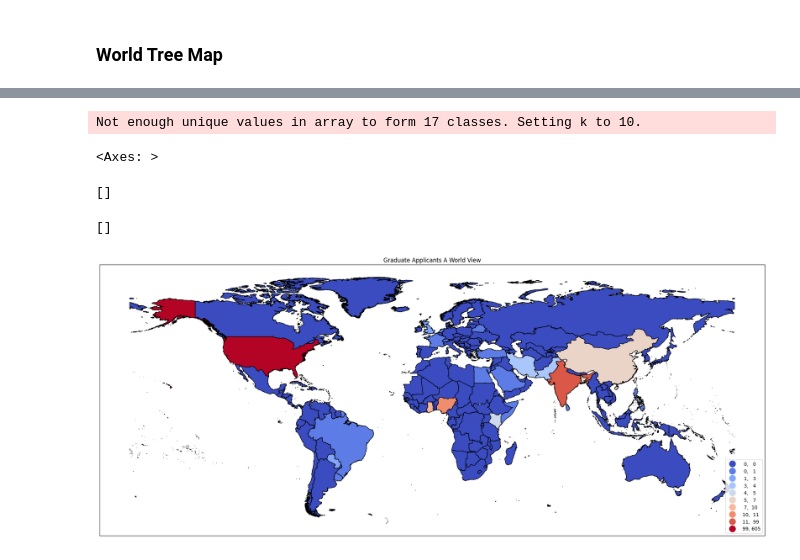
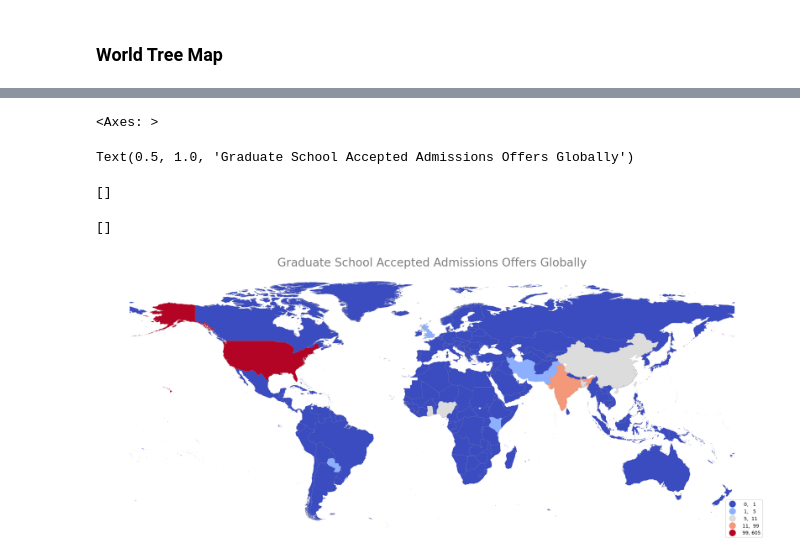
Before and after one commit to ewattudo/gis, a Jupyter notebook: PS2.ipynb, the cells around one changed output, grey strips where cells are left out. Drawn from its saved outputs; the diff is of its cells as text; code cells hidden in the pictures.

```diff
--- a/PS2.ipynb
+++ b/PS2.ipynb
@@ -194,17 +194,29 @@ fig.update_layout(margin = dict(t=50, l=25, r=25, b=25))
 # %% [output]
 [interactive output not drawn]
 # %%
-fig, ax = plt.subplots(1, figsize=(25,75))
-WORLDACMAP.plot(ax=ax,column='Grand Total',legend=True,cmap='coolwarm',
-          scheme='natural_breaks',k=17, edgecolor='black',linewidth=1,
-          legend_kwds= {"fmt": "{:,.0f}",'loc':'lower right','markerscale':1.4})
-leg1 = ax.get_legend()
-ax.title.set_text("Graduate Applicants A World View")
-ax.set_xticks([]) #kills xticks
-ax.set_yticks([]) #kills xticks
+fig, ax = plt.subplots(1, figsize=(25, 50))
+
+WORLDACMAP.plot(ax=ax, column='Grand Total', legend=True, cmap='coolwarm',
+                scheme='natural_breaks', k=5, edgecolor='grey', linewidth=.1,
+                legend_kwds={"fmt": "{:,.0f}", 'loc': 'lower right', 'markerscale': 1.4})
+
+# Adjust title size and color
+ax.set_title("Graduate School Accepted Admissions Offers Globally", fontsize=24, color='Grey', fontweight='light')
+
+# Remove the border (spines) around the plot
+ax.spines['top'].set_visible(False)
+ax.spines['right'].set_visible(False)
+ax.spines['left'].set_visible(False)
+ax.spines['bottom'].set_visible(False)
+
+# Remove x and y ticks
+ax.set_xticks([])
+ax.set_yticks([])
+
+plt.show()
 # %% [output]
-Not enough unique values in array to form 17 classes. Setting k to 10.
+<Axes: >
-<Axes: >
+Text(0.5, 1.0, 'Graduate School Accepted Admissions Offers Globally')
 []
 []
-[figure, old version]
+[figure, new version]
```
Also changed, not shown: parts of 1 cell of this notebook.
